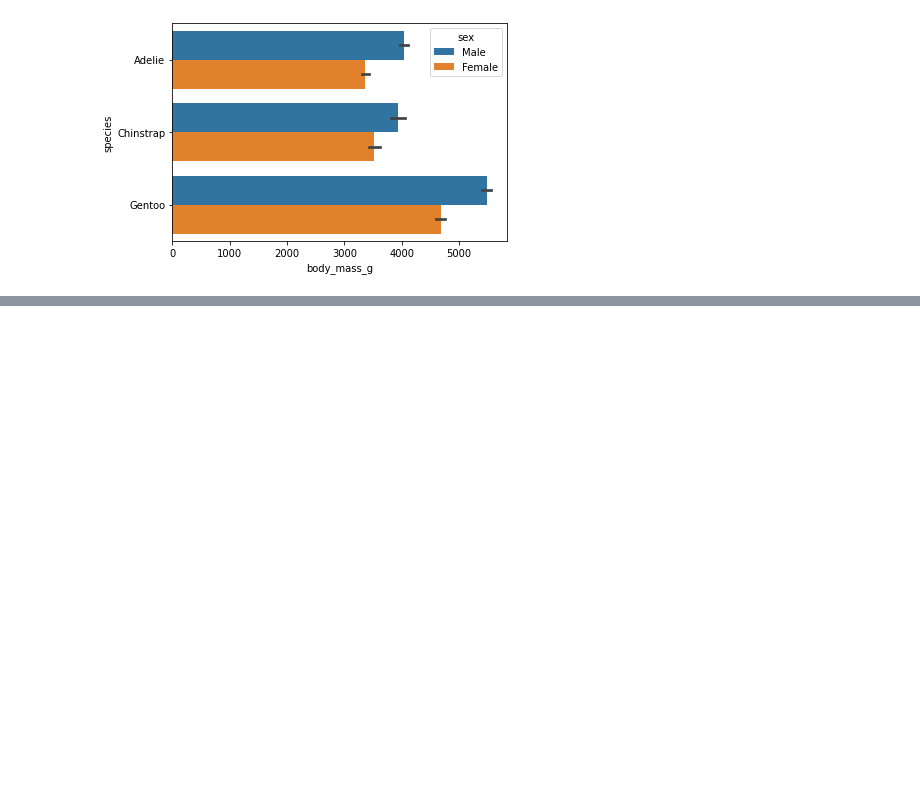
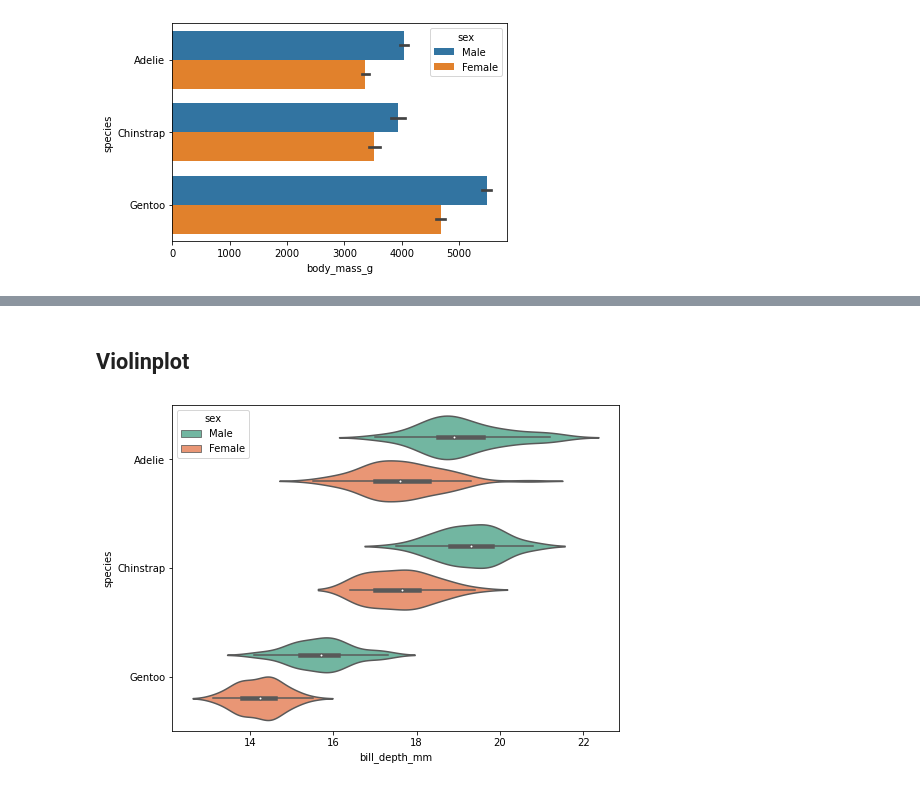
Before and after one commit to yeonseocho/machine-learning-and-python, a Jupyter notebook: basic python/seaborn plots.ipynb, the cells around one changed output, grey strips where cells are left out. Drawn from its saved outputs; the diff is of its cells as text; code cells hidden in the pictures; blank space fills up the shorter version.

```diff
--- a/basic python/seaborn plots.ipynb
+++ b/basic python/seaborn plots.ipynb
@@ -59,0 +79,8 @@ plt.show()
+# %% [markdown]
+## Violinplot
+# %%
+plt.figure(figsize=(8,6))
+sns.violinplot(data=data,y="species", x="bill_depth_mm", hue="sex")
+plt.show()
+# %% [output]
+[figure, added]
```
Also changed, not shown: parts of 15 cells of this notebook.
